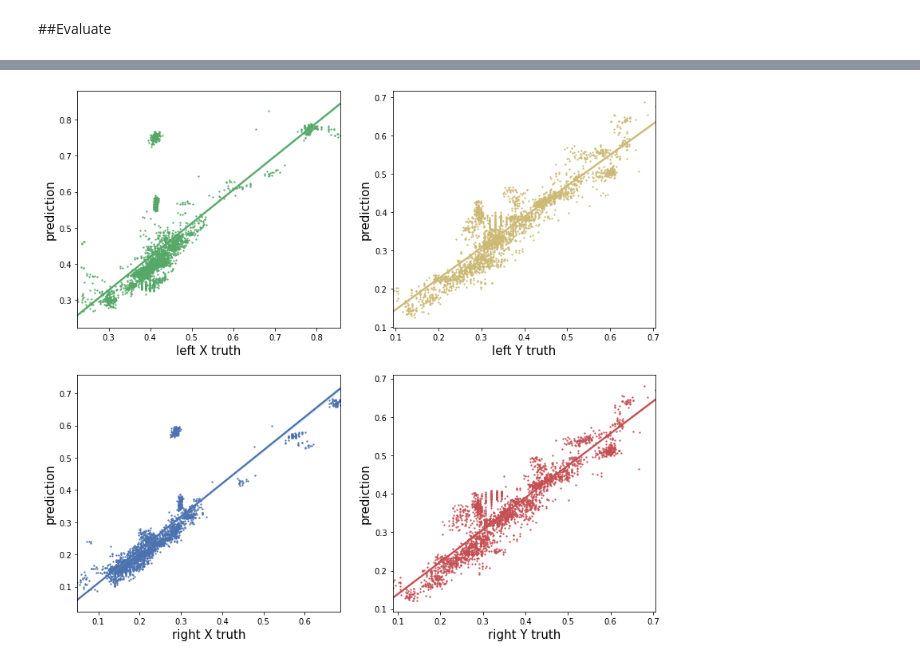
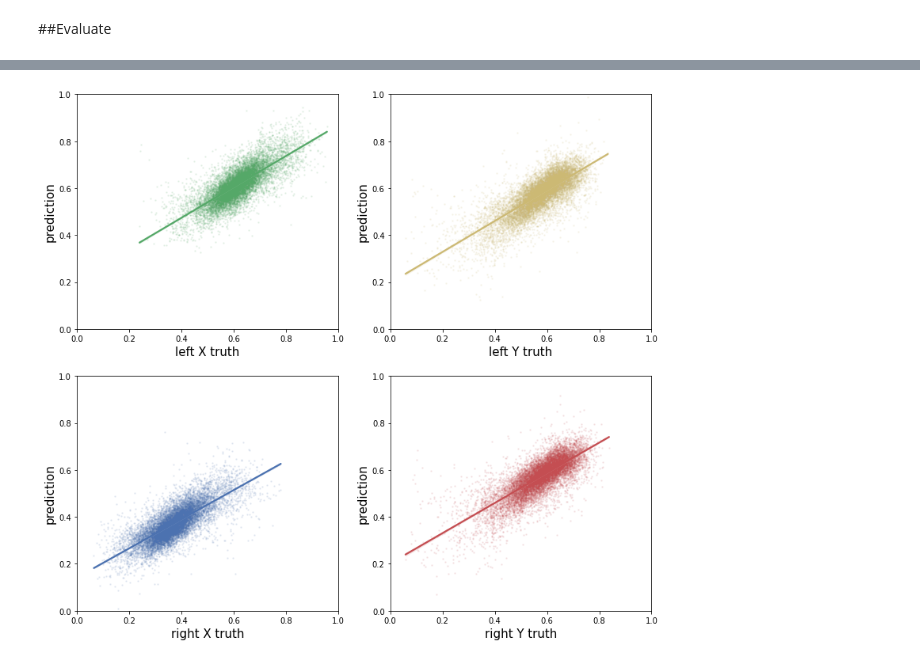
Before and after one commit to Egoago/DepressionClassification, a Jupyter notebook: EyeTracker.ipynb, the cells around one changed output, grey strips where cells are left out. Cells and saved outputs as stored; diff of their text form; code cells hidden in the pictures.

Commit message:
extensive teaching and plot

```diff
--- a/EyeTracker.ipynb
+++ b/EyeTracker.ipynb
@@ -190,18 +89,23 @@ time: 2.27 s (started: 2021-04-08 18:28:00 +00:00)
 ###Construct
 # %%
 from tensorflow.keras.models import Sequential
-from tensorflow.keras.layers import Conv2D, Flatten, MaxPooling2D, Dense
+from tensorflow.keras.layers import Conv2D, Flatten, AveragePooling2D, Dense, BatchNormalization, Dropout, MaxPooling2D
 
 model = Sequential([
-    Conv2D(32, (5,5), input_shape = frameSize + (3,)),
-    Conv2D(32, (5,5)),
-    MaxPooling2D(5, 5),
-    Conv2D(32, (3,3), activation='relu', kernel_initializer='he_normal'),
-    Conv2D(32, (3,3), activation='relu', kernel_initializer='he_normal'),
-    MaxPooling2D(5,5),
+    Conv2D(8, (5,5), input_shape = frameSize + (3,)),
+    BatchNormalization(),
+    MaxPooling2D(3, 3),
+    Conv2D(16, (5,5)),
+    BatchNormalization(),
+    MaxPooling2D(3,3),
+    Conv2D(16, (3,3)),
+    BatchNormalization(),
+    Conv2D(2, (3,3)),
+    BatchNormalization(),
+    MaxPooling2D(3,3),
     Flatten(),
-    Dense(128, activation='relu', kernel_initializer='he_normal'),
     Dense(64, activation='relu', kernel_initializer='he_normal'),
+    Dense(32, activation='relu', kernel_initializer='he_normal'),
     Dense(4, activation='linear')
 ])
 model.summary()
@@ -266,8 +183,10 @@ time: 10min 52s (started: 2021-04-08 18:28:08 +00:00)
 # %% [markdown]
 ##Evaluate
 # %%
+from sklearn.metrics import mean_squared_error
 testGenerator.reset()
 prediction = model.predict(testGenerator,
-                     steps = len(testDataframe))
+                     steps = len(testDataframe),verbose = 1)
 groundTruth = testDataframe[['leftX', 'leftY', 'rightX', 'rightY']].to_numpy()
+print(f'test loss: {mean_squared_error(groundTruth,prediction)}')
 # %% [output]
@@ -275,20 +196,21 @@ time: 7.39 s (started: 2021-04-08 18:39:00 +00:00)
 # %%
 import seaborn as sns
 import matplotlib.pyplot as plt
 
 fig, axs = plt.subplots(nrows = 2,
                         ncols = 2,
                         figsize=(13,12))
 sns.set_theme(color_codes=True)
 plots = []
-plots.append(sns.regplot(x = groundTruth[:,0], y = prediction[:,0], ax = axs[0,0], color = 'g', scatter_kws = {'s':2}))
-plots.append(sns.regplot(x = groundTruth[:,1], y = prediction[:,1], ax = axs[0,1], color = 'y', scatter_kws = {'s':2}))
-plots.append(sns.regplot(x = groundTruth[:,2], y = prediction[:,2], ax = axs[1,0], color = 'b', scatter_kws = {'s':2}))
-plots.append(sns.regplot(x = groundTruth[:,3], y = prediction[:,3], ax = axs[1,1], color = 'r', scatter_kws = {'s':2}))
+plots.append(sns.regplot(x = groundTruth[:,0], y = prediction[:,0], ax = axs[0,0], color = 'g', scatter_kws = {'s':2, 'alpha':0.1}))
+plots.append(sns.regplot(x = groundTruth[:,1], y = prediction[:,1], ax = axs[0,1], color = 'y', scatter_kws = {'s':2, 'alpha':0.1}))
+plots.append(sns.regplot(x = groundTruth[:,2], y = prediction[:,2], ax = axs[1,0], color = 'b', scatter_kws = {'s':2, 'alpha':0.1}))
+plots.append(sns.regplot(x = groundTruth[:,3], y = prediction[:,3], ax = axs[1,1], color = 'r', scatter_kws = {'s':2, 'alpha':0.1}))
 labels = ['left X truth', 'left Y truth', 'right X truth', 'right Y truth']
 for i, plot in enumerate(plots):
   plot.set_xlabel(labels[i], fontsize = 15)
   plot.set_ylabel('prediction', fontsize = 15)
   plot.tick_params(labelsize = 10)
+  plot.set(ylim=(0,1),xlim=(0,1))
 # %% [output]
-[figure, old version]
+[figure, new version]
```
Also changed, not shown: parts of 17 cells of this notebook.
